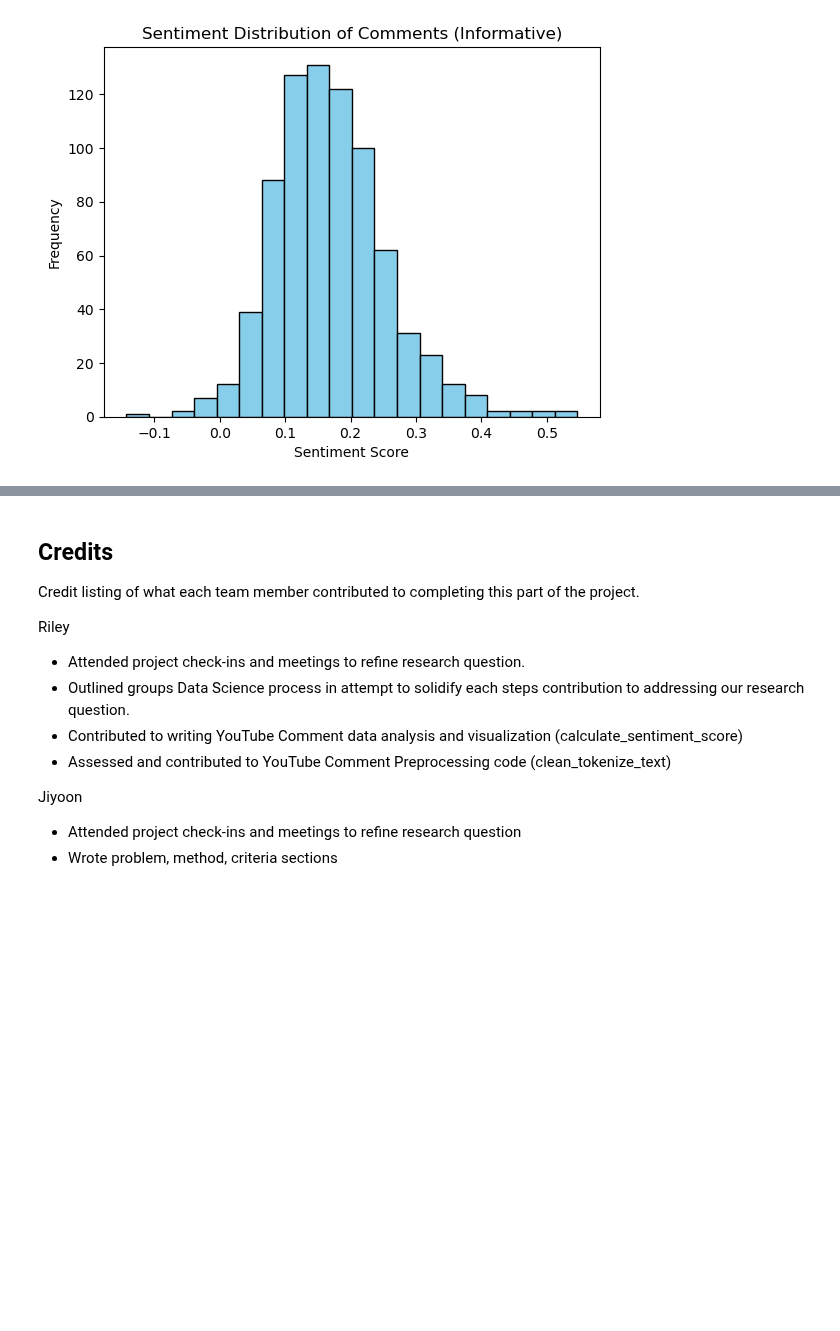
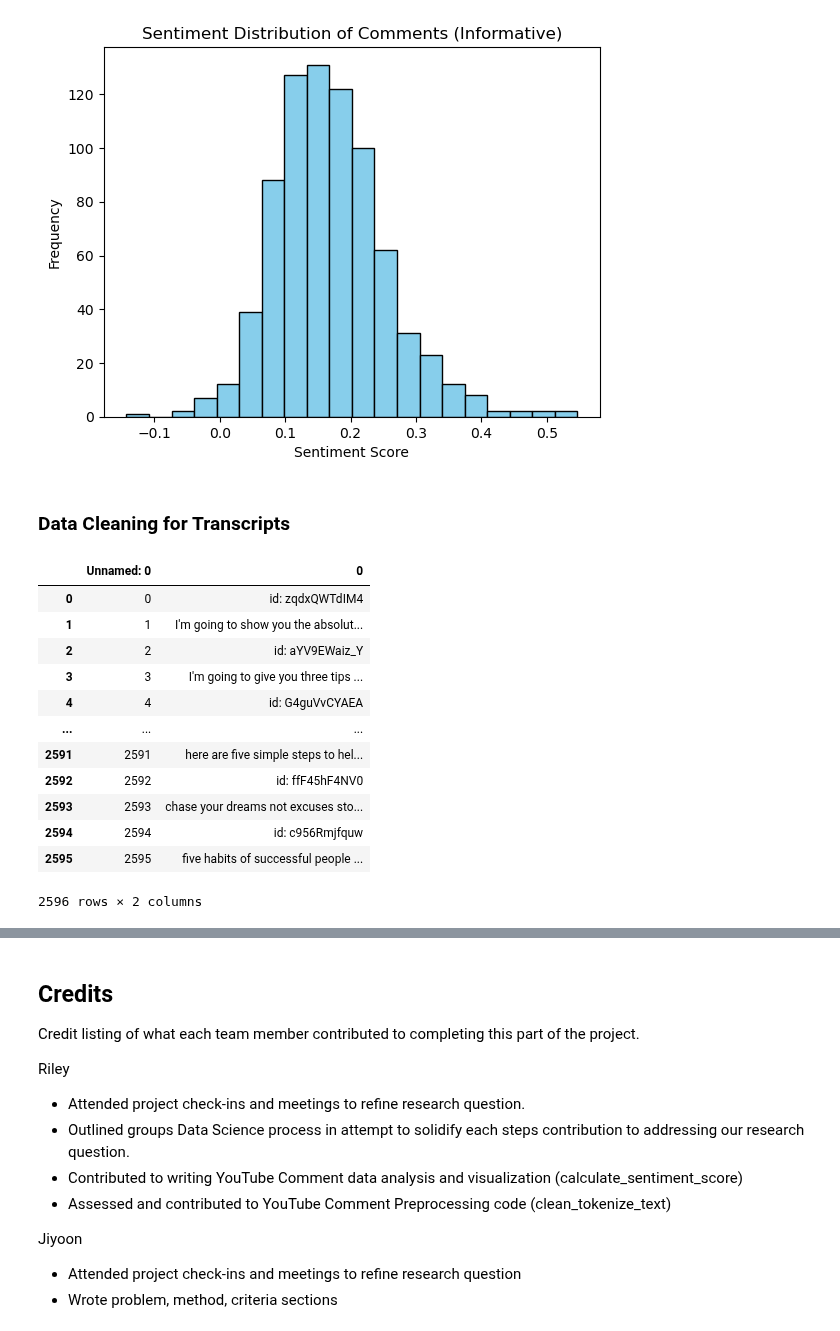
Before and after one commit to rileybaerg/TruthTube, a Jupyter notebook: TruthTubePracticumColab.ipynb, the cells around one changed output, grey strips where cells are left out. Drawn from its saved outputs; the diff is of its cells as text; code cells hidden in the pictures; blank space fills up the shorter version.

```diff
--- a/TruthTubePracticumColab.ipynb
+++ b/TruthTubePracticumColab.ipynb
@@ -599,3 +616,22 @@ plt.ylabel('Frequency')
 plt.show()
 # %% [output]
 [figure]
+# %% [markdown]
+### Data Cleaning for Transcripts
+# %%
+mistranscripts_df = pd.read_csv('all_mis_transcripts.csv', delimiter=",")
+mistranscripts_df
+# %% [output]
+|  | Unnamed: 0 | 0 |
+| 0 | 0 | id: zqdxQWTdIM4 |
+| 1 | 1 | I'm going to show you the absolut... |
+| 2 | 2 | id: aYV9EWaiz_Y |
+| 3 | 3 | I'm going to give you three tips ... |
+| 4 | 4 | id: G4guVvCYAEA |
+| ... | ... | ... |
+| 2591 | 2591 | here are five simple steps to hel... |
+| 2592 | 2592 | id: ffF45hF4NV0 |
+| 2593 | 2593 | chase your dreams not excuses sto... |
+| 2594 | 2594 | id: c956Rmjfquw |
+| 2595 | 2595 | five habits of successful people ... |
+2596 rows × 2 columns
```
Also changed, not shown: parts of 14 cells of this notebook, 1 other file.
